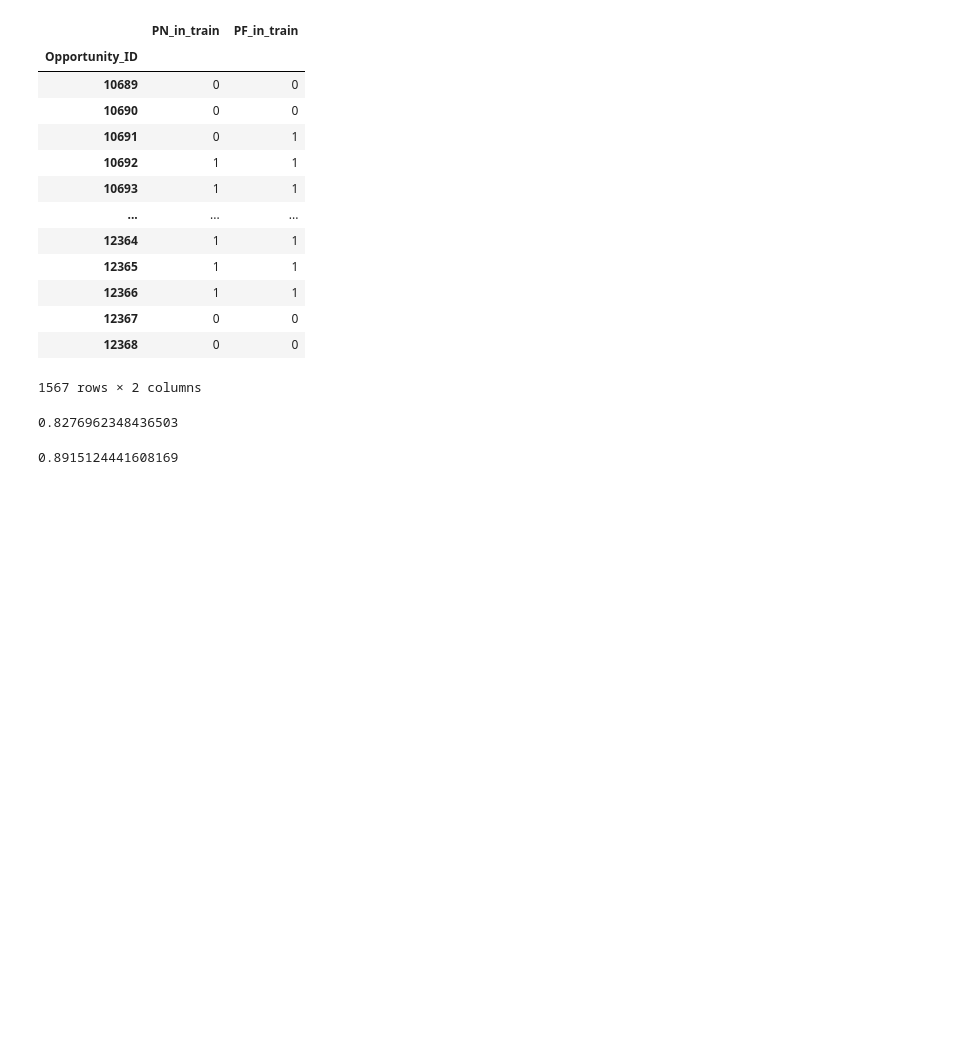
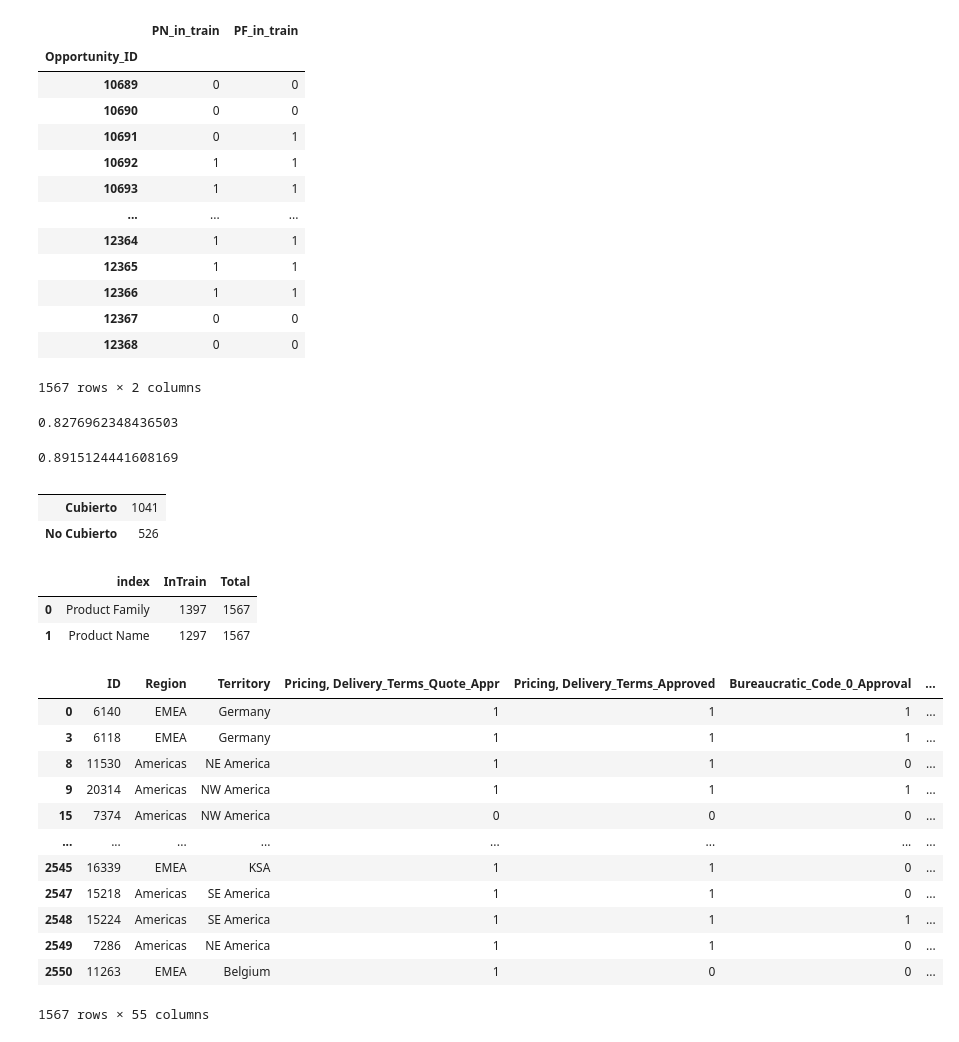
Before and after one commit to AgustinHejeij/tp2-datos, a Jupyter notebook: visus.ipynb, the cells around one changed output. Saved outputs shown, nothing was run; the diff lists cells and outputs as text; code cells hidden in the pictures; blank space fills up the shorter version.

```diff
--- a/visus.ipynb
+++ b/visus.ipynb
@@ -263,3 +263,40 @@ a.PN_in_train.sum()/a.PN_in_train.count()
 a.PF_in_train.sum()/a.PF_in_train.count()
 # %% [output]
 0.8915124441608169
+# %%
+pr
+# %% [output]
+|  |  |
+| Cubierto | 1041 |
+| No Cubierto | 526 |
+# %%
+dic = {'PFInTrain':a.PF_in_train.sum(),
+       'PFTotal': a.PF_in_train.count(),
+       'PNInTrain': a.PN_in_train.sum(),
+       'PNTotal': a.PN_in_train.count()}
+
+products = pd.DataFrame({'InTrain':[a.PF_in_train.sum(), a.PN_in_train.sum()],
+       'Total': [a.PF_in_train.count(), a.PN_in_train.count()]}, index = ['Product Family', 'Product Name']).reset_index()
+
+products
+# %% [output]
+|  | index | InTrain | Total |
+| 0 | Product Family | 1397 | 1567 |
+| 1 | Product Name | 1297 | 1567 |
+# %%
+opp = test.drop_duplicates(subset='Opportunity_ID').copy()
+opp
+# %% [output]
+|  | ID | Region | Territory | Pricing, Delivery_Terms_Quote_Appr | Pricing, Delivery_Terms_Approved | Bureaucratic_Code_0_Approval | ... |
+| 0 | 6140 | EMEA | Germany | 1 | 1 | 1 | ... |
+| 3 | 6118 | EMEA | Germany | 1 | 1 | 1 | ... |
+| 8 | 11530 | Americas | NE America | 1 | 1 | 0 | ... |
+| 9 | 20314 | Americas | NW America | 1 | 1 | 1 | ... |
+| 15 | 7374 | Americas | NW America | 0 | 0 | 0 | ... |
+| ... | ... | ... | ... | ... | ... | ... | ... |
+| 2545 | 16339 | EMEA | KSA | 1 | 1 | 0 | ... |
+| 2547 | 15218 | Americas | SE America | 1 | 1 | 0 | ... |
+| 2548 | 15224 | Americas | SE America | 1 | 1 | 1 | ... |
+| 2549 | 7286 | Americas | NE America | 1 | 1 | 0 | ... |
+| 2550 | 11263 | EMEA | Belgium | 1 | 0 | 0 | ... |
+1567 rows × 55 columns
```
Also changed, not shown: parts of 6 cells of this notebook.
